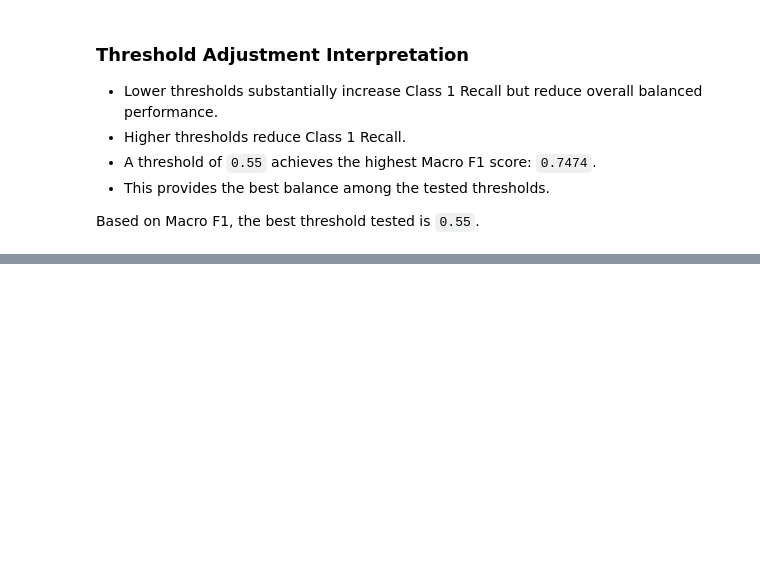
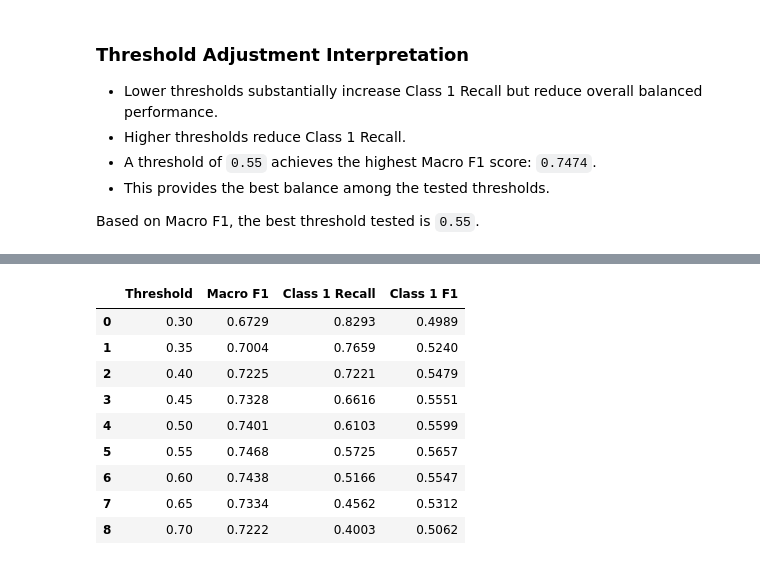
Before and after one commit to elhamrouzban/Financial_Inclusion_in_Africa, a Jupyter notebook: notebooks/06_model_improvement.ipynb, the cells around one changed output, grey strips where cells are left out. Saved outputs shown, nothing was run; the diff lists cells and outputs as text; code cells hidden in the pictures; blank space fills up the shorter version.

Commit message:
Complete model improvement and tuning

```diff
--- a/notebooks/06_model_improvement.ipynb
+++ b/notebooks/06_model_improvement.ipynb
@@ -273,0 +284,8 @@ Based on Macro F1, the best threshold tested is `0.55`.
+# %%
+param_distributions = {
+    "model__n_estimators": [150, 200, 300, 400],
+    "model__max_depth": [3, 4, 5, 6],
+    "model__learning_rate": [0.03, 0.05, 0.1],
+    "model__subsample": [0.8, 1.0],
+    "model__colsample_bytree": [0.8, 1.0]
+}
@@ -273,0 +347,45 @@ Based on Macro F1, the best threshold tested is `0.55`.
+# %%
+best_tuned_xgb = random_search.best_estimator_
+
+best_tuned_xgb.fit(X_train, y_train)
+
+tuned_probabilities = best_tuned_xgb.predict_proba(X_valid)[:, 1]
+# %%
+tuned_threshold_results = []
+
+for threshold in thresholds:
+    tuned_pred = (
+        tuned_probabilities >= threshold
+    ).astype(int)
+
+    tuned_threshold_results.append({
+        "Threshold": round(threshold, 2),
+        "Macro F1": f1_score(
+            y_valid,
+            tuned_pred,
+            average="macro"
+        ),
+        "Class 1 Recall": recall_score(
+            y_valid,
+            tuned_pred
+        ),
+        "Class 1 F1": f1_score(
+            y_valid,
+            tuned_pred
+        )
+    })
+
+tuned_threshold_results = pd.DataFrame(tuned_threshold_results)
+
+tuned_threshold_results.round(4)
+# %% [output]
+|  | Threshold | Macro F1 | Class 1 Recall | Class 1 F1 |
+| 0 | 0.30 | 0.6729 | 0.8293 | 0.4989 |
+| 1 | 0.35 | 0.7004 | 0.7659 | 0.5240 |
+| 2 | 0.40 | 0.7225 | 0.7221 | 0.5479 |
+| 3 | 0.45 | 0.7328 | 0.6616 | 0.5551 |
+| 4 | 0.50 | 0.7401 | 0.6103 | 0.5599 |
+| 5 | 0.55 | 0.7468 | 0.5725 | 0.5657 |
+| 6 | 0.60 | 0.7438 | 0.5166 | 0.5547 |
+| 7 | 0.65 | 0.7334 | 0.4562 | 0.5312 |
+| 8 | 0.70 | 0.7222 | 0.4003 | 0.5062 |
```
Also changed, not shown: parts of 13 cells of this notebook.
